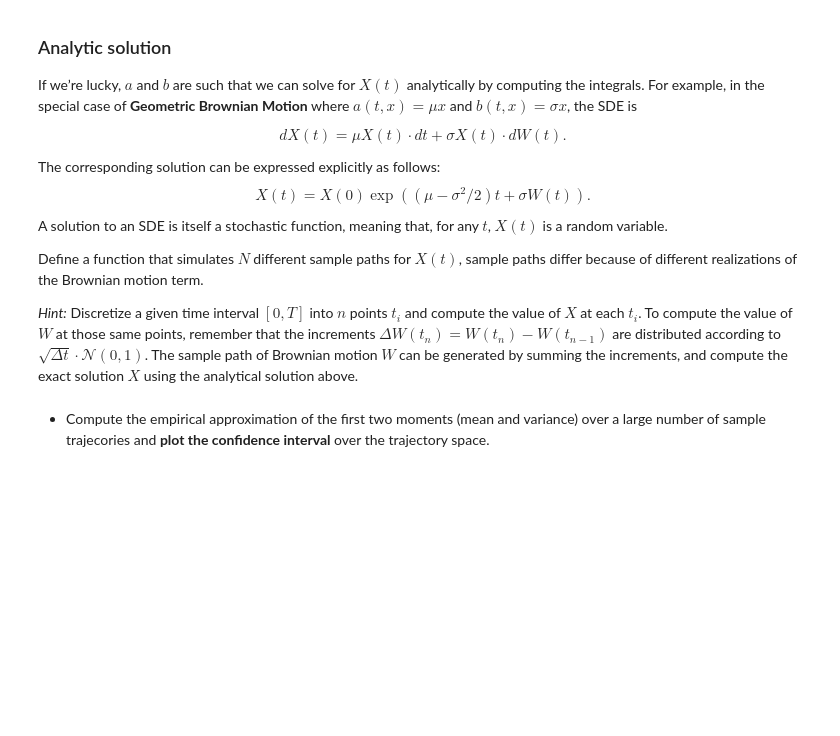
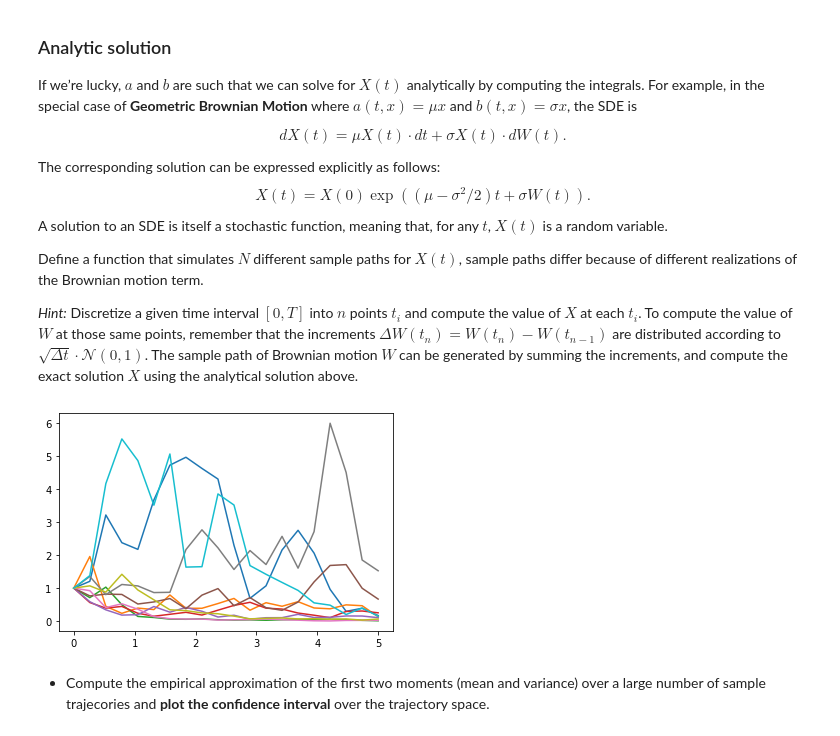
Before and after one commit to cima22/stochastic_modelling_and_simulation, a Jupyter notebook: sde/Homework_SDE.ipynb, the cells around one changed output. Cells and saved outputs as stored; diff of their text form; code cells hidden in the pictures; blank space fills up the shorter version.

```diff
--- a/sde/Homework_SDE.ipynb
+++ b/sde/Homework_SDE.ipynb
@@ -141,6 +157,77 @@ A solution to an SDE is itself a stochastic function, meaning that, for any $t$,
 Define a function that simulates $N$ different sample paths for $X(t)$, sample paths differ because of different realizations of the Brownian motion term.
 
 *Hint:* Discretize a given time interval $[0,T]$ into $n$ points $t_i$ and compute the value of $X$ at each $t_i$. To compute the value of $W$ at those same points, remember that the increments $\Delta W(t_n)=W(t_n)−W(t_{n−1})$ are distributed according to $\sqrt{\Delta t}\cdot\mathcal{N}(0,1)$. The sample path of Brownian motion $W$ can be generated by summing the increments, and compute the exact solution $X$ using the analytical solution above.
+# %%
+def noise_term_sequence(T,n):
+    """
+    Computed the values of the stochastic term, from 0 to time T using n discretization points.
+
+    Parameters
+    ----------
+    T : float
+        Final time step of the sequence of stochastic terms.
+    n : integer
+        Number of time steps in the interval [0,T]
+
+    Returns
+    -------
+    out : np.array
+        Array representing the n realizations of the stochastic term.
+    """
+
+    sqrt_dt = np.sqrt(T / n)
+    w = np.zeros(n + 1)
+    w[0] = 0
+
+    for i in range(n):
+        w[i+1] = w[i] + np.random.normal() * sqrt_dt
+
+    return w[1:]
+
+def simulate_n_gbm(T, discr_points, x0, mu, sigma, n=10):
+    """
+    Simulates n paths of a Geometric Brownian Motion, from time 0 to time T using
+    a given number of discretization points.
+
+    Parameters
+    ----------
+    T : float
+        Final time step of the paths.
+    discr_points : integer
+        Number of time steps in the interval [0,T]
+    x0 : float
+        Initial condition of the SDE.
+    mu : float
+        μ parameter of the SDE.
+    sigma : float
+        σ parameter of the SDE.
+    n : integer
+        Number of paths to simulate
+
+    Returns
+    -------
+    out : np.ndarray
+        Matrix representing the n paths. Every row is a path, every comlumn a time step.
+    """
+
+    X = np.zeros((n,discr_points))
+    t = np.linspace(0,T,discr_points)
+    X[:,0] = x0 * np.ones(n)
+
+    for i in range(n):
+        w = noise_term_sequence(T,discr_points-1)
+        X[i,1:] = x0*np.exp((mu - (sigma**2)/2)*t[1:] + sigma*w)
+
+    return X
+
+T = 5
+n_points = 20
+t = np.linspace(0,T,n_points)
+
+X = simulate_n_gbm(T = T, discr_points = n_points, x0 = 1, mu = 0, sigma = 1)
+_ = [plt.plot(t,X[i,:]) for i in range (10)]
+# %% [output]
+[figure, added]
 # %% [markdown]
 - Compute the empirical approximation of the first two moments (mean and variance) over a large number of sample trajecories and **plot the confidence interval** over the trajectory space.
 # %% [markdown]
```
Also changed, not shown: parts of 4 cells of this notebook.
